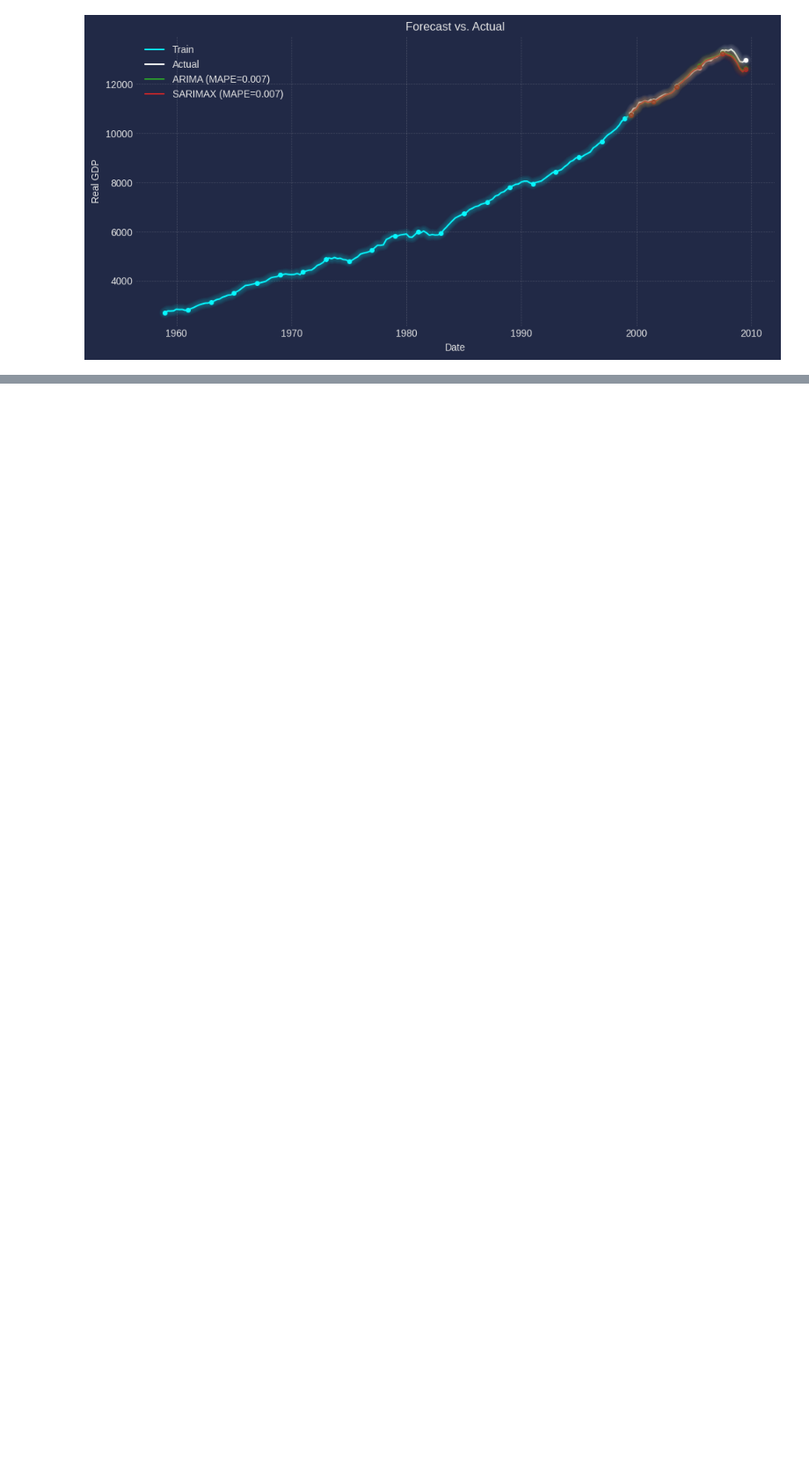
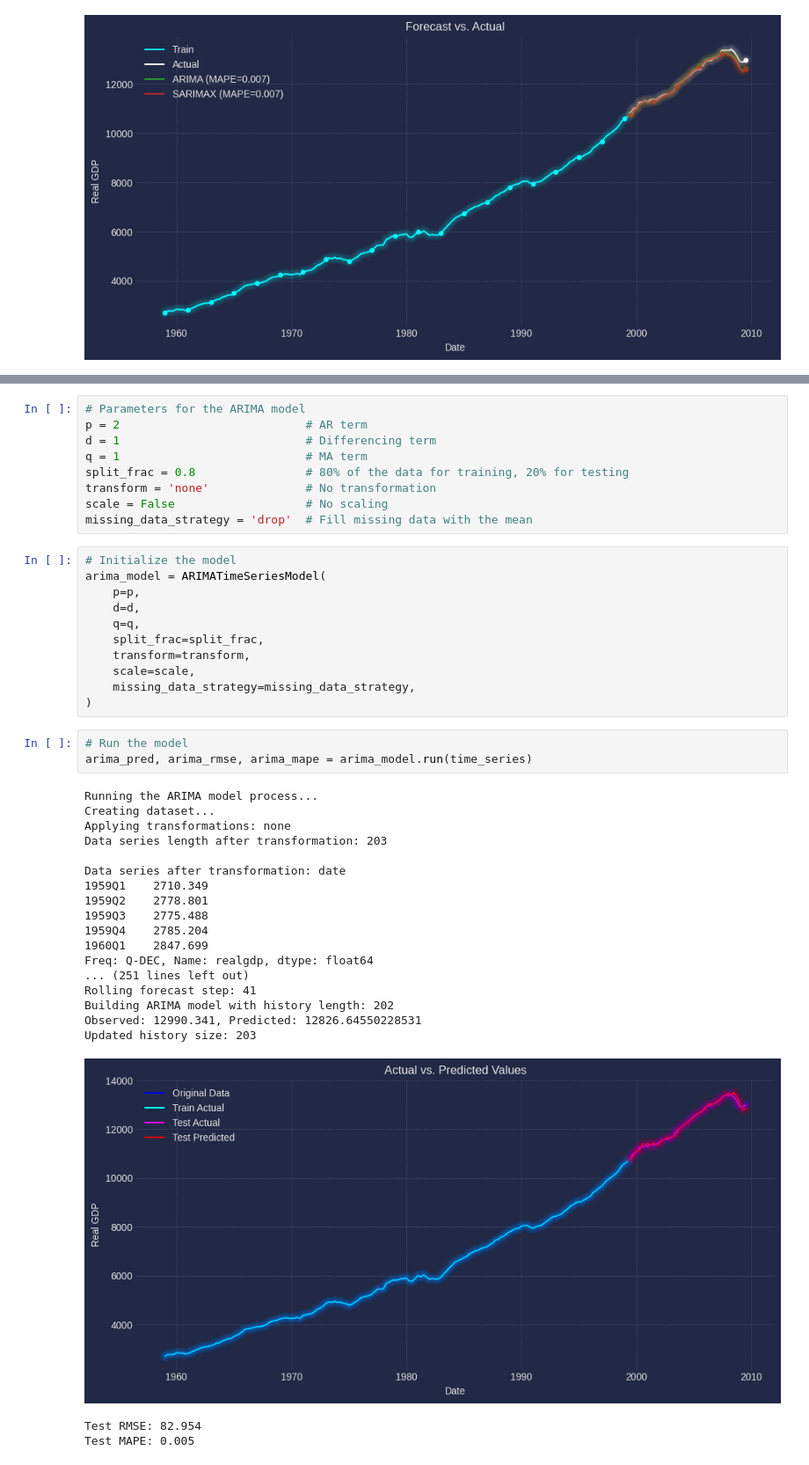
Before and after one commit to williamjowens/library-exploration, a Jupyter notebook: statsmodels_forecasting.ipynb, the cells around one changed output, grey strips where cells are left out. Shown at 88% size. Cells and saved outputs as stored; diff of their text form; blank space fills up the shorter version.

Commit message:
Add statsmodels forecasting notebook

```diff
--- a/statsmodels_forecasting.ipynb
+++ b/statsmodels_forecasting.ipynb
@@ -2102,0 +2735,44 @@ Test data index: DatetimeIndex(['1999-07-01', '1999-10-01', '2000-01-01', '2000-
+# %%
+# Parameters for the ARIMA model
+p = 2                           # AR term
+d = 1                           # Differencing term
+q = 1                           # MA term
+split_frac = 0.8                # 80% of the data for training, 20% for testing
+transform = 'none'              # No transformation
+scale = False                   # No scaling
+missing_data_strategy = 'drop'  # Fill missing data with the mean
+# %%
+# Initialize the model
+arima_model = ARIMATimeSeriesModel(
+    p=p,
+    d=d,
+    q=q,
+    split_frac=split_frac,
+    transform=transform,
+    scale=scale,
+    missing_data_strategy=missing_data_strategy,
+)
+# %%
+# Run the model
+arima_pred, arima_rmse, arima_mape = arima_model.run(time_series)
+# %% [output]
+Running the ARIMA model process...
+Creating dataset...
+Applying transformations: none
+Data series length after transformation: 203
+
+Data series after transformation: date
+1959Q1    2710.349
+1959Q2    2778.801
+1959Q3    2775.488
+1959Q4    2785.204
+1960Q1    2847.699
+Freq: Q-DEC, Name: realgdp, dtype: float64
+... (251 lines left out)
+Rolling forecast step: 41
+Building ARIMA model with history length: 202
+Observed: 12990.341, Predicted: 12826.64550228531
+Updated history size: 203
+[figure, added]
+Test RMSE: 82.954
+Test MAPE: 0.005
```
Also changed, not shown: parts of 27 cells of this notebook.
